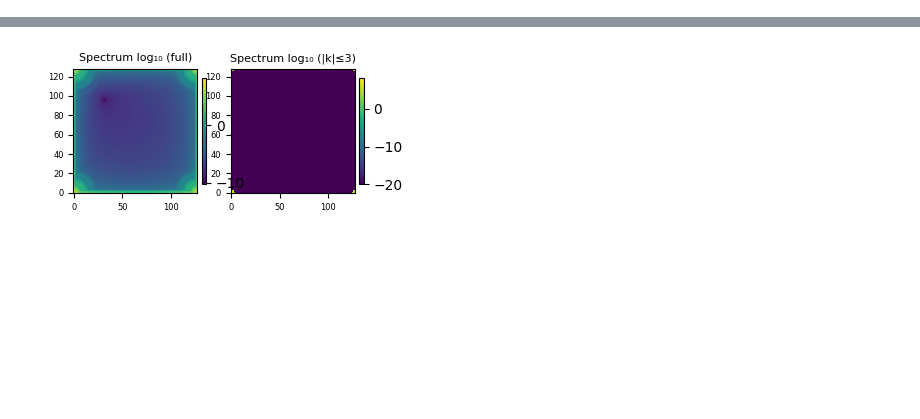
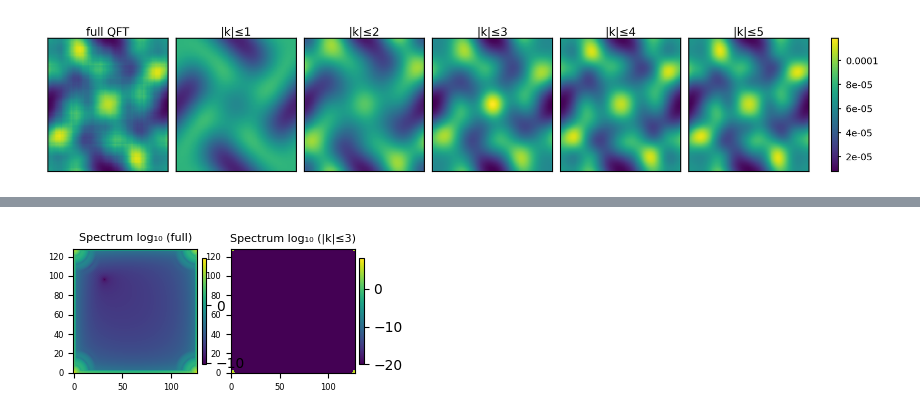
Before and after one commit to zjuadurey/QuantumComputing, a Jupyter notebook: QCFluid/pre_process_optmize/original_pod_compare.ipynb, the cells around one changed output, grey strips where cells are left out. Saved outputs shown, nothing was run; the diff lists cells and outputs as text; code cells hidden in the pictures; blank space fills up the shorter version.

```diff
--- a/QCFluid/pre_process_optmize/original_pod_compare.ipynb
+++ b/QCFluid/pre_process_optmize/original_pod_compare.ipynb
@@ -354,3 +355,53 @@ K =  5  →   0.998
 L2-rel-err   = 5.543e-02
 max-abs-err  = 1.171e-05
 [figure]
+# %%
+# ---------------------------------------------------------------------------
+# 6. ρ-field comparison: full-QFT vs. K = 1…5  (HD 300 dpi, shared colorbar)
+# ---------------------------------------------------------------------------
+import matplotlib as mpl
+mpl.rcParams.update({"font.size": 7})          # 全局统一字号
+
+Ks = range(1, 6)                               # 要展示的截断 K
+rho_trunc_list = []                            # 存每个截断 ρ
+
+for K in Ks:
+    psi1_t, psi2_t, *_ = evolve_trunc(psi1_0, psi2_0, dt, K)
+    rho_t, *_ = compute_fluid_quantities(psi1_t, psi2_t)
+    rho_trunc_list.append(rho_t)
+
+# -- 把 full-QFT 结果插到最前面 --------------------------------------------
+titles = ["full QFT", *[f"|k|≤{K}" for K in Ks]]
+rho_all = [rho_full, *rho_trunc_list]
+
+# -- 统一颜色范围 -----------------------------------------------------------
+vmin = min(rho.min() for rho in rho_all)
+vmax = max(rho.max() for rho in rho_all)
+
+# -- Figure & axes ----------------------------------------------------------
+fig_w = 22 / 2.54   # ≈ 22 cm 宽：6 图够用
+fig_h = 4  / 2.54   # ≈  4 cm 高
+fig, axs = plt.subplots(1, len(rho_all),
+                        figsize=(fig_w, fig_h),
+                        dpi=300,                # ★ 高清输出
+                        constrained_layout=True)
+
+# 网格坐标一次生成
+Xg, Yg = np.meshgrid(np.linspace(0, 2 * pi, N, endpoint=False),
+                     np.linspace(0, 2 * pi, N, endpoint=False))
+
+for ax, title, rho in zip(axs, titles, rho_all):
+    im = ax.pcolormesh(Xg, Yg, rho, cmap="viridis",
+                       shading="auto", vmin=vmin, vmax=vmax)
+    ax.set_title(title, pad=2)
+    ax.set_xticks([]); ax.set_yticks([])
+
+# -- 共享颜色条 -------------------------------------------------------------
+cbar = fig.colorbar(im, ax=axs, orientation="vertical",
+                    fraction=0.025, pad=0.03)
+cbar.ax.yaxis.set_major_formatter(mpl.ticker.FormatStrFormatter('%.2g'))
+cbar.ax.tick_params(length=2)
+
+plt.show()
+# %% [output]
+[figure, added]
```
Also changed, not shown: parts of 2 cells of this notebook, 15 other files.
